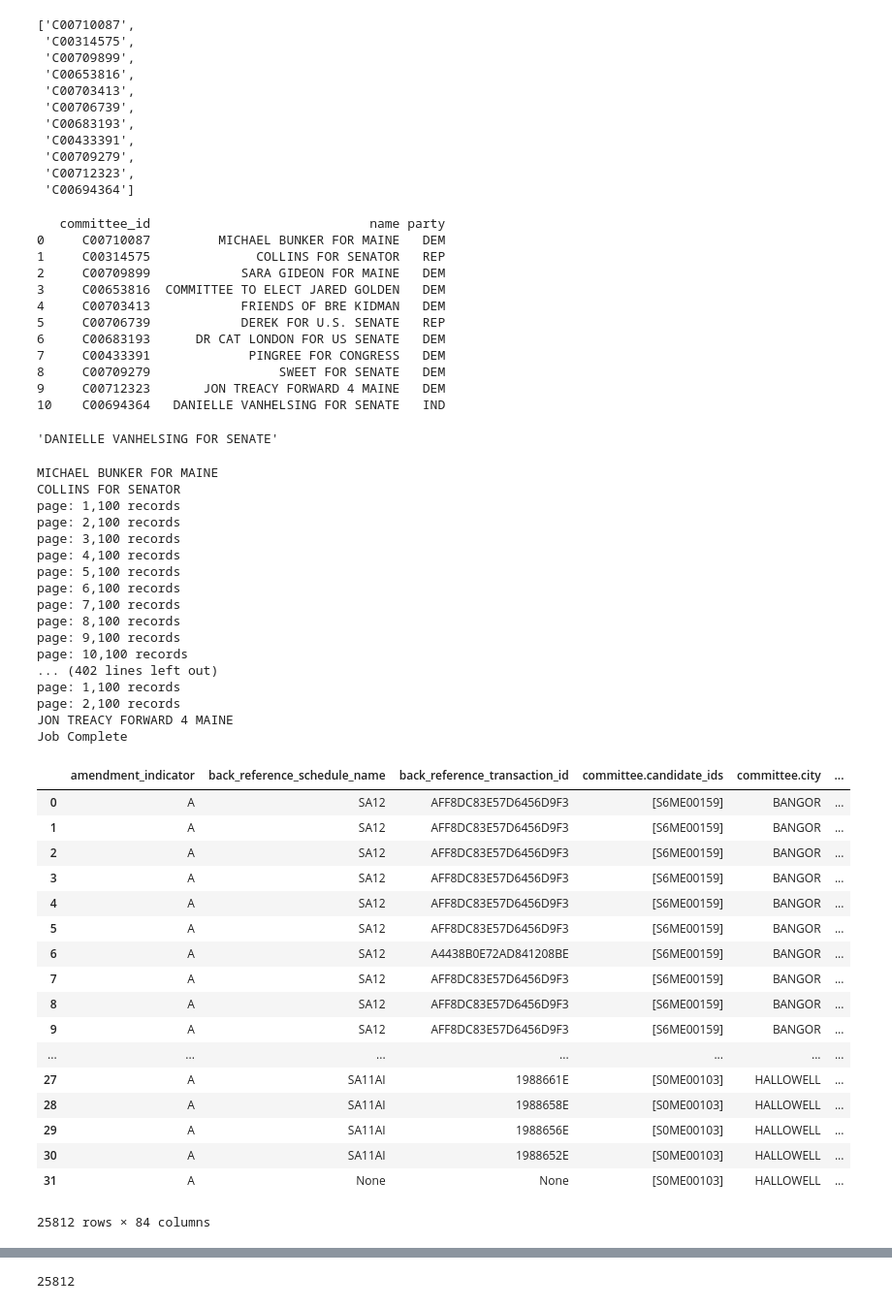
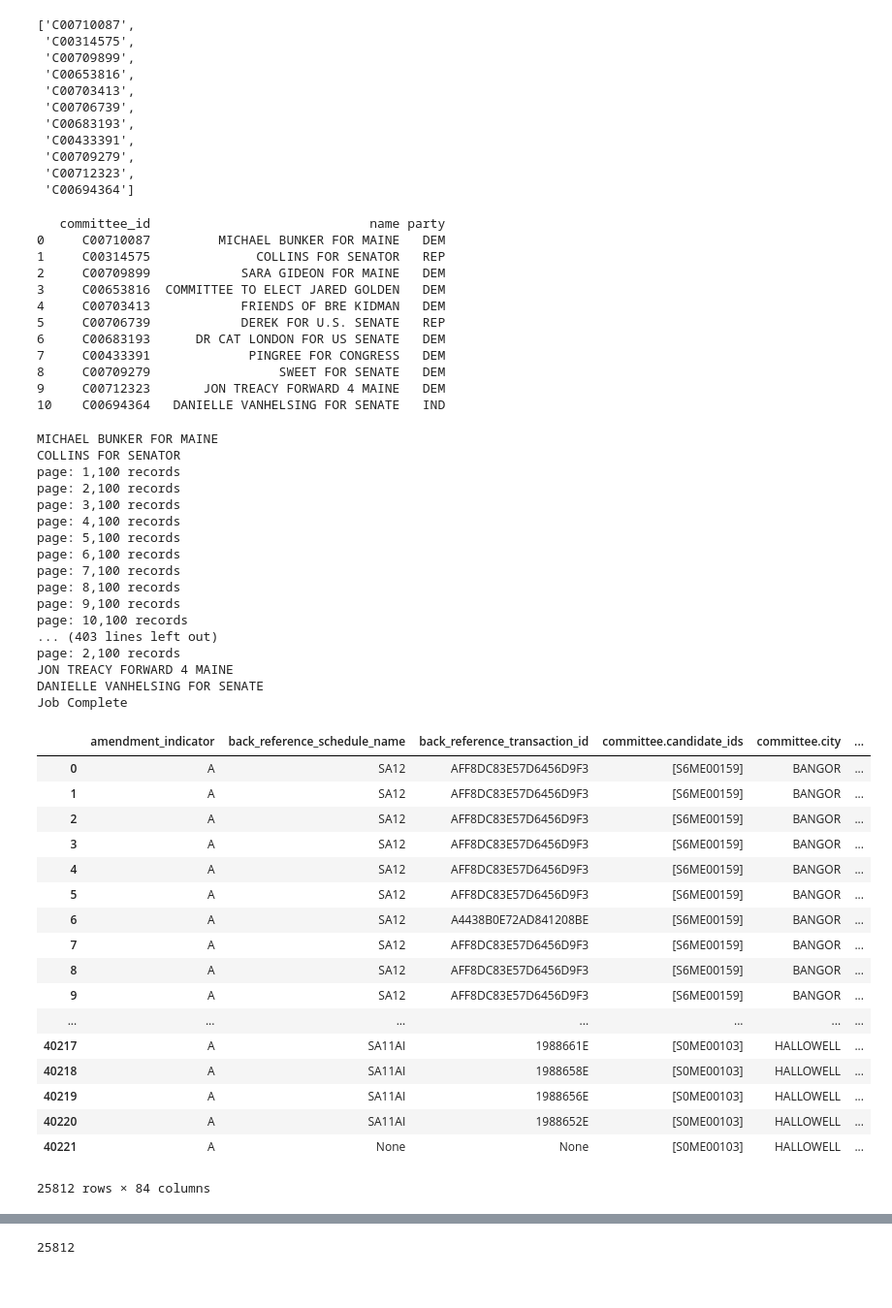
Before and after one commit to darrenfishell/data-projects, a Jupyter notebook: fec-data-2020/Multi-candidate itemized raw filings.ipynb, the cells around one changed output, grey strips where cells are left out. Shown at 97% size. Drawn from its saved outputs; the diff is of its cells as text; code cells hidden in the pictures.

Commit message:
Tableau changes

```diff
--- a/fec-data-2020/Multi-candidate itemized raw filings.ipynb
+++ b/fec-data-2020/Multi-candidate itemized raw filings.ipynb
@@ -41,7 +41,6 @@ comm_ids
 #Print committee list to validate
 cand_list=json_normalize(data=r_cands['results'],record_path='principal_committees')[['committee_id','name','party']]
 print(cand_list)
-cand_list.iloc[id]['name']
 # %% [output]
    committee_id                             name party
 0     C00710087         MICHAEL BUNKER FOR MAINE   DEM
@@ -55,7 +54,6 @@ cand_list.iloc[id]['name']
 8     C00709279                 SWEET FOR SENATE   DEM
 9     C00712323       JON TREACY FORWARD 4 MAINE   DEM
 10    C00694364   DANIELLE VANHELSING FOR SENATE   IND
-'DANIELLE VANHELSING FOR SENATE'
 # %%
 #Initialize dataframe collector for itemized contribs
 dfs=[]
@@ -63,7 +61,7 @@ id=int(0)
 p=int(1)
 
 #Loop through pages
-for x in range(len(comm_ids)-1):
+for x in range(len(comm_ids)):
 
     #Print out candidate
     print(cand_list.iloc[id]['name'])
@@ -112,31 +110,31 @@ page: 7,100 records
 page: 8,100 records
 page: 9,100 records
 page: 10,100 records
-... (402 lines left out)
-page: 1,100 records
+... (403 lines left out)
 page: 2,100 records
 JON TREACY FORWARD 4 MAINE
+DANIELLE VANHELSING FOR SENATE
 Job Complete
 # %%
-itemdf=pd.concat(dfs,sort=False)
-itemdf=itemdf.drop_duplicates(subset='transaction_id')
+itemdupe=pd.concat(dfs,sort=False,ignore_index=True)
+itemdf=itemdupe.drop_duplicates(subset='transaction_id')
 itemdf
 # %% [output]
 |  | amendment_indicator | back_reference_schedule_name | back_reference_transaction_id | committee.candidate_ids | committee.city | ... |
 | 0 | A | SA12 | AFF8DC83E57D6456D9F3 | [S6ME00159] | BANGOR | ... |
 | 1 | A | SA12 | AFF8DC83E57D6456D9F3 | [S6ME00159] | BANGOR | ... |
 | 2 | A | SA12 | AFF8DC83E57D6456D9F3 | [S6ME00159] | BANGOR | ... |
 | 3 | A | SA12 | AFF8DC83E57D6456D9F3 | [S6ME00159] | BANGOR | ... |
 | 4 | A | SA12 | AFF8DC83E57D6456D9F3 | [S6ME00159] | BANGOR | ... |
 | 5 | A | SA12 | AFF8DC83E57D6456D9F3 | [S6ME00159] | BANGOR | ... |
 | 6 | A | SA12 | A4438B0E72AD841208BE | [S6ME00159] | BANGOR | ... |
 | 7 | A | SA12 | AFF8DC83E57D6456D9F3 | [S6ME00159] | BANGOR | ... |
 | 8 | A | SA12 | AFF8DC83E57D6456D9F3 | [S6ME00159] | BANGOR | ... |
 | 9 | A | SA12 | AFF8DC83E57D6456D9F3 | [S6ME00159] | BANGOR | ... |
 | ... | ... | ... | ... | ... | ... | ... |
-| 27 | A | SA11AI | 1988661E | [S0ME00103] | HALLOWELL | ... |
-| 28 | A | SA11AI | 1988658E | [S0ME00103] | HALLOWELL | ... |
-| 29 | A | SA11AI | 1988656E | [S0ME00103] | HALLOWELL | ... |
-| 30 | A | SA11AI | 1988652E | [S0ME00103] | HALLOWELL | ... |
-| 31 | A | None | None | [S0ME00103] | HALLOWELL | ... |
+| 40217 | A | SA11AI | 1988661E | [S0ME00103] | HALLOWELL | ... |
+| 40218 | A | SA11AI | 1988658E | [S0ME00103] | HALLOWELL | ... |
+| 40219 | A | SA11AI | 1988656E | [S0ME00103] | HALLOWELL | ... |
+| 40220 | A | SA11AI | 1988652E | [S0ME00103] | HALLOWELL | ... |
+| 40221 | A | None | None | [S0ME00103] | HALLOWELL | ... |
 25812 rows × 84 columns
```
Also changed, not shown: parts of 3 cells of this notebook, 4 other files.
